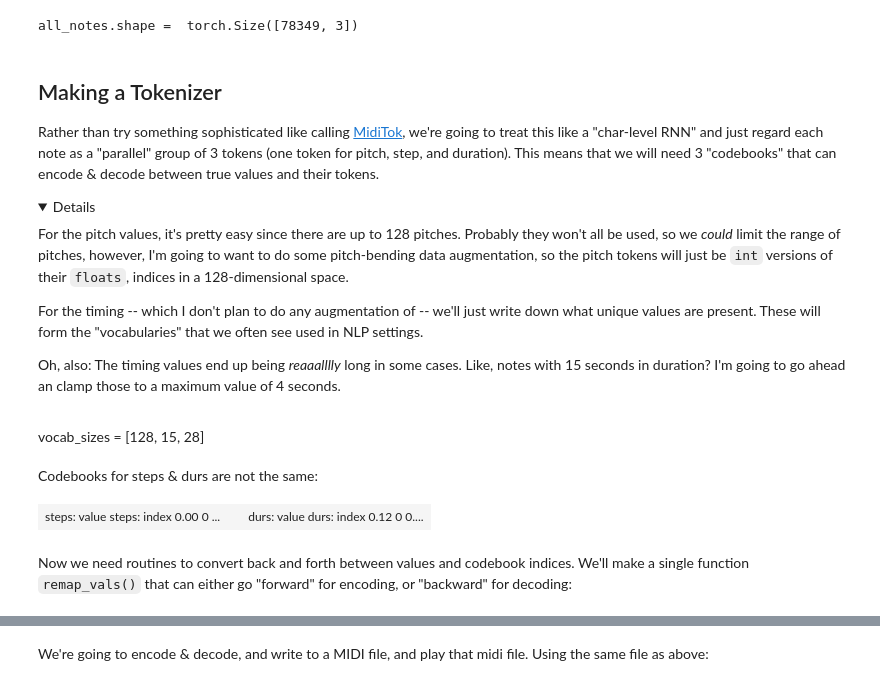
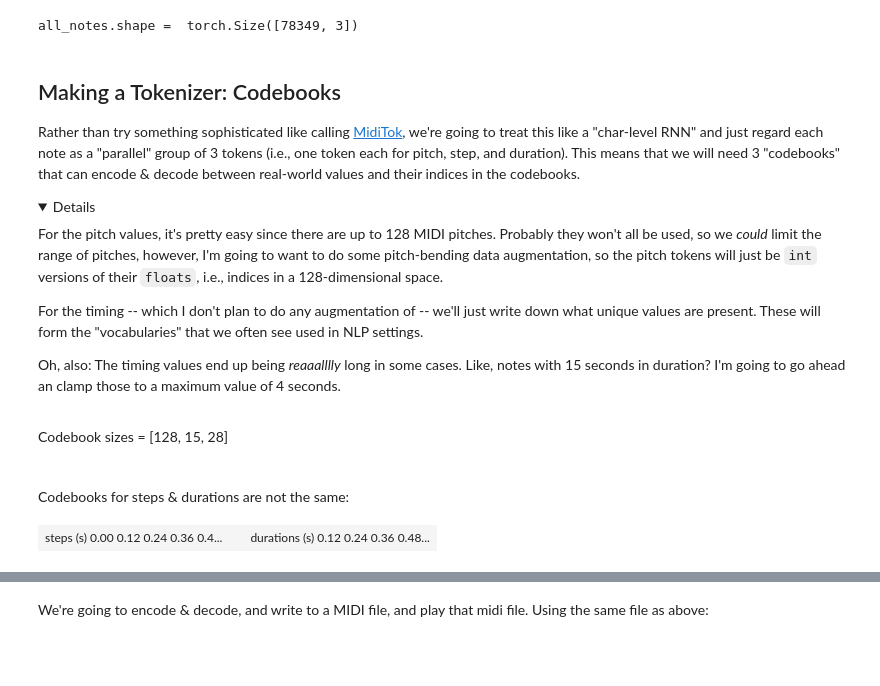
Before and after one commit to drscotthawley/blog, a Jupyter notebook: posts/Transformers2-MusicBox.ipynb, the cells around one changed output, grey strips where cells are left out. Cells and saved outputs as stored; diff of their text form; code cells hidden in the pictures; folded sections open; blank space fills up the shorter version.

```diff
--- a/posts/Transformers2-MusicBox.ipynb
+++ b/posts/Transformers2-MusicBox.ipynb
@@ -498,7 +522,7 @@ def files_to_tensor_list(filenames, keep_start_end=False, serial=True):
 
 
 notes_tensor_list_filename = f'{data_source}_tensor_list.pt'         # we'll save the result to a file for easier re-reading next time
-read_all_midi_files = True # not os.path.exists(notes_tensor_list_filename) # check to see if it already exists
+read_all_midi_files = not os.path.exists(notes_tensor_list_filename) # check to see if it already exists
 
 if read_all_midi_files:
     notes_tensor_list = files_to_tensor_list(filenames, serial=True)
@@ -518,13 +542,13 @@ print("all_notes.shape = ",all_notes.shape)
 # %% [output]
 all_notes.shape =  torch.Size([78349, 3])
 # %% [markdown]
-## Making a Tokenizer
+## Making a Tokenizer: Codebooks
 
-Rather than try something sophisticated like calling [MidiTok](https://github.com/Natooz/MidiTok), we're going to treat this like a "char-level RNN" and just regard each note as a "parallel" group of 3 tokens (one token for pitch, step, and duration).  This means that we will need 3 "codebooks" that can encode & decode between true values and their tokens.
+Rather than try something sophisticated like calling [MidiTok](https://github.com/Natooz/MidiTok), we're going to treat this like a "char-level RNN" and just regard each note as a "parallel" group of 3 tokens (i.e., one token each for pitch, step, and duration).  This means that we will need 3 "codebooks" that can encode & decode between real-world values and their indices in the codebooks.
 <details><summary>Details</summary>
 
 
-For the pitch values, it's pretty easy since there are up to 128 pitches. Probably they won't all be used, so we *could* limit the range of pitches, however, I'm going to want to do some pitch-bending data augmentation, so the pitch tokens will just be `int` versions of their `floats`, indices in a 128-dimensional space.
+For the pitch values, it's pretty easy since there are up to 128 MIDI pitches. Probably they won't all be used, so we *could* limit the range of pitches, however, I'm going to want to do some pitch-bending data augmentation, so the pitch tokens will just be `int` versions of their `floats`, i.e., indices in a 128-dimensional space.
 
 For the timing -- which I don't plan to do any augmentation of -- we'll just write down what  unique values are present. These will form the "vocabularies" that we often see used in NLP settings.
 
@@ -532,49 +556,50 @@ Oh, also: The timing values end up being *reaaalllly* long in some cases. Like,
 # %%
 #| code-fold: true
 #| code-summary: "Show the code"
 
 from collections import defaultdict
 
+
 def make_codebooks(all_notes, verbose=False):
     codebooks = []
     n_codebooks = all_notes.shape[-1] # should be 3
     for i in range(n_codebooks):
         if i==0:  # i=0 means pitch
-            cb_vals = torch.arange(128)  # just use all possible pitches
+            cb_vals = torch.arange(128)  # just use all possible pitches. could limit to min/max range but...not gonna.
         else:     # i!=0 means timing
             cb_vals = all_notes[:,i].unique().sort()[0]
         if verbose: print(f"\n---\ncb {i}: cb_vals = {cb_vals}")
-        codebooks.append({'encode':{np.round(k.item(),3): int(v) for v, k in enumerate(cb_vals)}, # codebooks go both ways
-                          'decode':{int(v): k for v, k in enumerate(cb_vals)}})
-        if verbose: print(f" cb {i}: cb keys = {codebooks[-1]['encode'].keys()}")
+        codebooks.append(cb_vals)
     return codebooks
 
-all_notes[:,1:] = quantize_times(all_notes[:,1:])
-codebooks = make_codebooks(all_notes)
 
-vocab_sizes = [len(cb['encode']) for cb in codebooks]
-display(HTML(f"vocab_sizes = {vocab_sizes}"))
+all_notes[:,1:] = quantize_times(all_notes[:,1:]) # we should already be time-quantized so this should be unnecessary, but...just in case
+codebooks = make_codebooks(all_notes, verbose=False)
 
-# Just a nice way to display the codebooks in the blog post:
-df1 = pd.DataFrame( [[k,v] for k,v in codebooks[1]['encode'].items()], columns=['steps: value','steps: index'])
-df2 = pd.DataFrame( [[k,v] for k,v in codebooks[2]['encode'].items()], columns=['durs: value','durs: index'])
-display(HTML(f"Codebooks for steps & durs are {'' if df1.equals(df2) else 'not '}the same:"))
+vocab_sizes = [len(cb) for cb in codebooks]
+display(HTML(f"Codebook sizes = {vocab_sizes}<br><br>"))
+
+
+
+###--- From here down, it's just a nice way to display the codebooks in the blog post:
+
+df1 = pd.DataFrame(codebooks[1].numpy(), columns=['steps (s)'])
+df2 = pd.DataFrame(codebooks[2].numpy(), columns=['durations (s)'])
+display(HTML(f"Codebooks for steps & durations are {'' if df1.equals(df2) else 'not '}the same:"))
 
 html1, html2 = df1.to_html(index=False),  df2.to_html(index=False)
 
 # Combine HTML strings with a space in between
 combined_html = f'''<div style="width: 100%; text-align: center;">
-    <table style="margin-left: auto; margin-right: auto;"> <tr>
-    <td style="vertical-align: top;">{html1}</td>
-    <td style="width: 50px;"></td>
-    <td style="vertical-align: top;">{html2}</td>
-    </tr></table></div>'''
+     <table style="margin-left: auto; margin-right: auto;"> <tr>
+     <td style="vertical-align: top;">{html1}</td>
+     <td style="width: 50px;"></td>
+     <td style="vertical-align: top;">{html2}</td>
+     </tr></table></div>'''
 
 # Display the combined HTML
 display(HTML(combined_html))
 # %% [output]
-vocab_sizes = [128, 15, 28]
+Codebook sizes = [128, 15, 28]
-Codebooks for steps & durs are not the same:
+Codebooks for steps & durations are not the same:
-| steps: value steps: index 0.00 0 ... |  | durs: value durs: index 0.12 0 0.... |
+| steps (s) 0.00 0.12 0.24 0.36 0.4... |  | durations (s) 0.12 0.24 0.36 0.48... |
-# %% [markdown]
- Now we need routines to convert back and forth between values and codebook indices. We'll make a single function `remap_vals()` that can either go "forward" for encoding, or "backward" for decoding:
```
Also changed, not shown: parts of 57 cells of this notebook.
